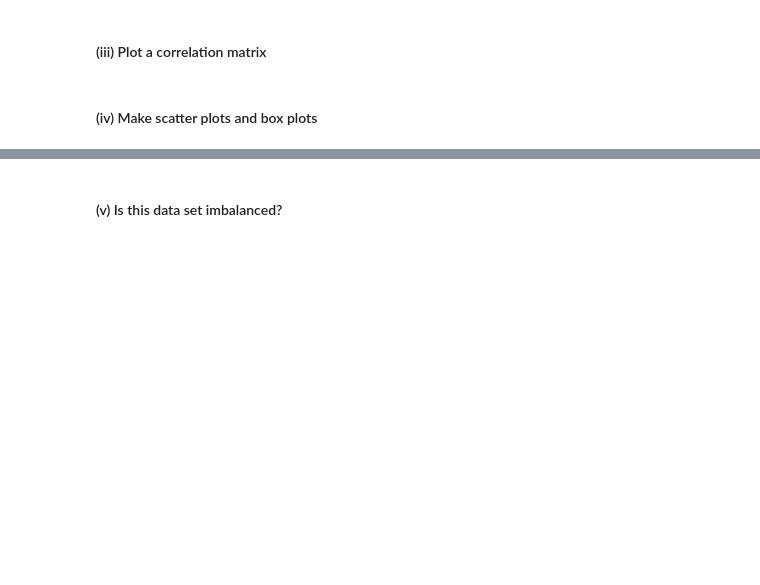
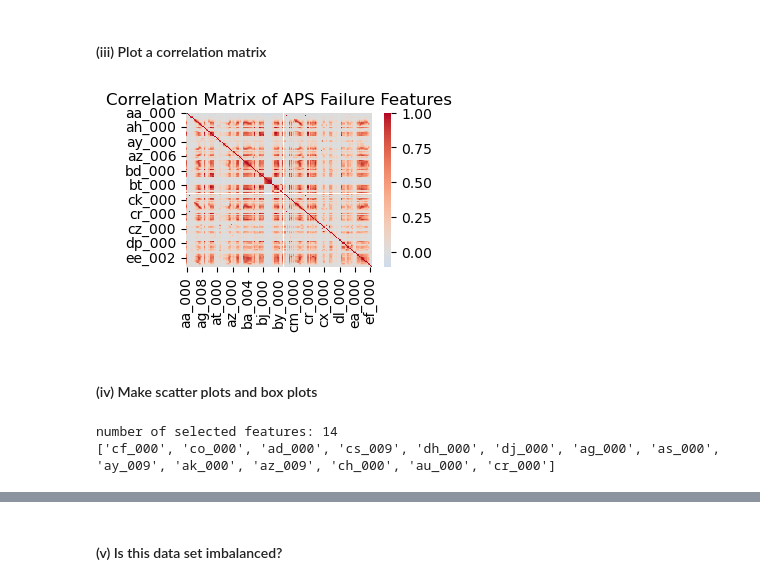
Before and after one commit to seo2003-s/HW6-tree-based-methods, a Jupyter notebook: untitled folder/Magdum_Seona_HW6.ipynb, the cells around one changed output, grey strips where cells are left out. Drawn from its saved outputs; the diff is of its cells as text; code cells hidden in the pictures; blank space fills up the shorter version.

```diff
--- a/untitled folder/Magdum_Seona_HW6.ipynb
+++ b/untitled folder/Magdum_Seona_HW6.ipynb
@@ -13,2 +47,8 @@ Import packages
 # %% [markdown]
 ### (a) Download the APS Failure data
+# %%
+train_data = pd.read_csv("../data/aps_failure_training_set.csv",
+                         skiprows=20, na_values="na")
+test_data = pd.read_csv("../data/aps_failure_test_set.csv",
+                        skiprows=20, na_values="na")
+train_data.head()
@@ -18,0 +69,22 @@ Import packages
+# %%
+#Separate features and target variable
+X_train = train_data.drop(columns=["class"])
+y_train = train_data["class"]
+X_test = test_data.drop(columns=["class"])
+y_test = test_data["class"]
+#median imputation
+imputer = SimpleImputer(strategy="median")
+X_train_imputed = pd.DataFrame(
+    imputer.fit_transform(X_train),
+    columns=X_train.columns,
+    index=X_train.index
+)
+X_test_imputed = pd.DataFrame(
+    imputer.transform(X_test),
+    columns=X_test.columns,
+    index=X_test.index
+)
+print("Missing values after imputation in train:", X_train_imputed.isna().sum().sum())
+print("Missing values in test data:", X_test_imputed.isna().sum().sum())
+print(train_data.shape)
+print(test_data.shape)
@@ -21,4 +115,22 @@ Import packages
 # %% [markdown]
 #### (iii) Plot a correlation matrix
+# %%
+correlation_matrix = X_train_imputed.corr()
+plt.figure(figsize=(3, 2))
+sns.heatmap(correlation_matrix, cmap="coolwarm", center=0)
+plt.title("Correlation Matrix of APS Failure Features")
+plt.show()
+# %% [output]
+[figure, added]
 # %% [markdown]
 #### (iv) Make scatter plots and box plots
+# %%
+#number of features to select
+num_features = int(np.ceil(np.sqrt(170)))
+#highest CV
+top_features = cv.sort_values(ascending=False).head(num_features).index.tolist()
+print("number of selected features:", len(top_features))
+print(top_features)
+# %% [output]
+number of selected features: 14
+['cf_000', 'co_000', 'ad_000', 'cs_009', 'dh_000', 'dj_000', 'ag_000', 'as_000', 'ay_009', 'ak_000', 'az_009', 'ch_000', 'au_000', 'cr_000']
```
Also changed, not shown: parts of 25 cells of this notebook, 1 other file.
